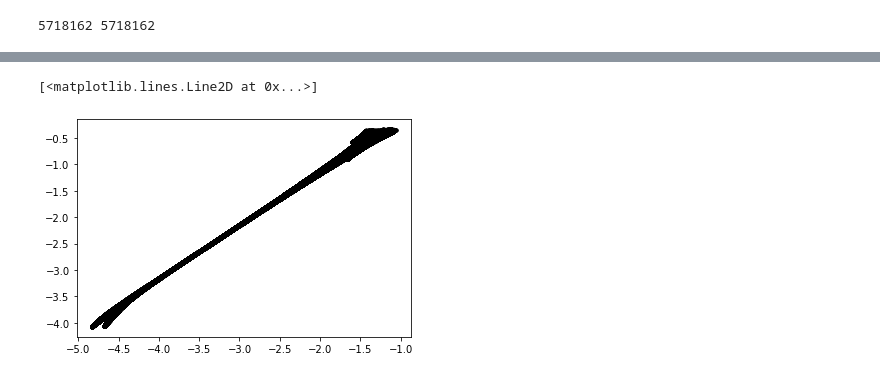
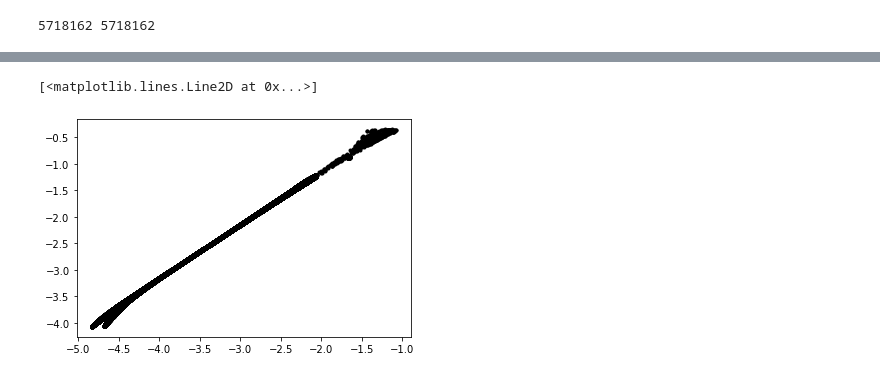
Before and after one commit to ornemarioni/gradients, a Jupyter notebook: programs/circularidad.ipynb, the cells around one changed output, grey strips where cells are left out. Saved outputs shown, nothing was run; the diff lists cells and outputs as text; code cells hidden in the pictures.

```diff
--- a/programs/circularidad.ipynb
+++ b/programs/circularidad.ipynb
@@ -137,5 +146,5 @@ plt.plot(En2/1e5,Jz[aa1]/1e3,'.k',markersize=0.01)
 # %%
-plt.plot(pot[limit2][aa1]/1e5,-pot_str[aa1]/(1e15),'.k')
+plt.plot(pot[limit][aa][limit2]/1e5,-pot_str[aa][limit2]/(1e15),'.k')
 # %% [output]
 [<matplotlib.lines.Line2D at 0x...>]
-[figure, old version]
+[figure, new version]
```
Also changed, not shown: parts of 8 cells of this notebook.
